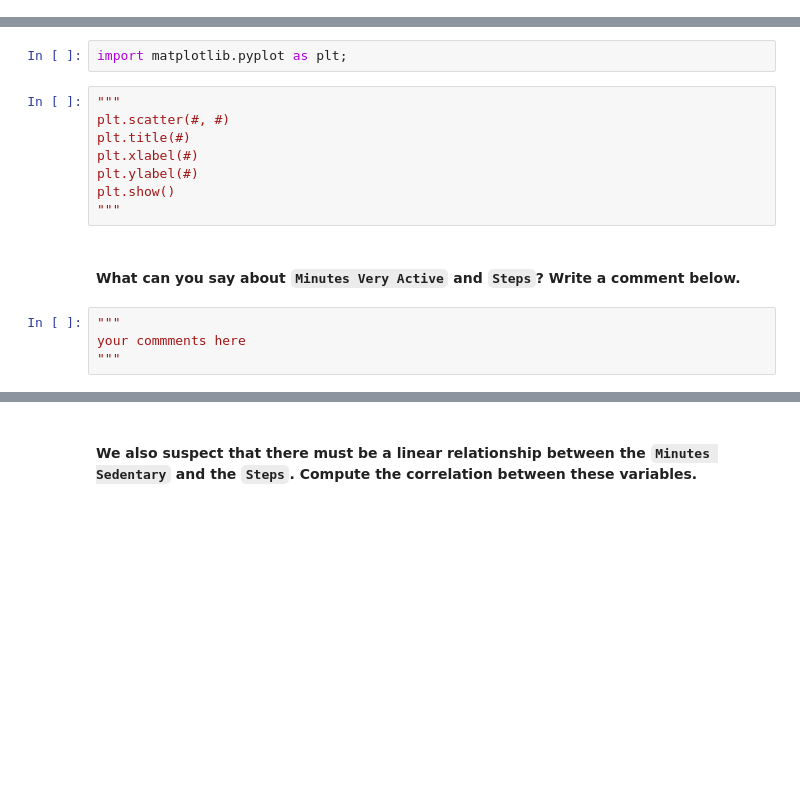
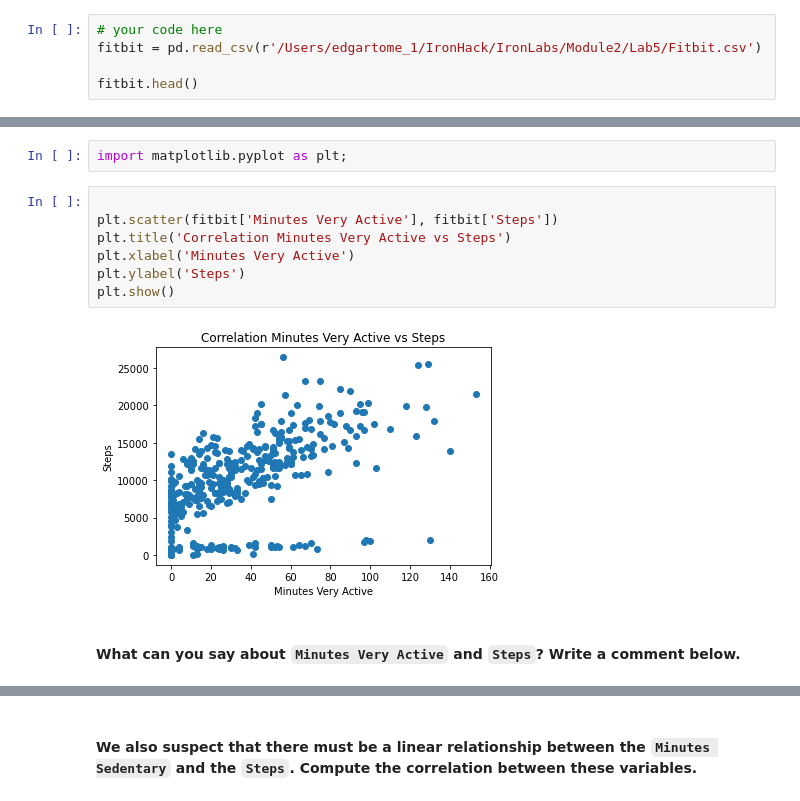
Before and after one commit to Edgart371/IronLabs, a Jupyter notebook: Module2/Lab5/pivots.ipynb, the cells around one changed output, grey strips where cells are left out. Cells and saved outputs as stored; diff of their text form; blank space fills up the shorter version.

```diff
--- a/Module2/Lab5/pivots.ipynb
+++ b/Module2/Lab5/pivots.ipynb
@@ -73,0 +180,5 @@ Save your data in a variable called `fitbit`.
+# %%
+# your code here
+fitbit = pd.read_csv(r'/Users/edgartome_1/IronHack/IronLabs/Module2/Lab5/Fitbit.csv')
+
+fitbit.head()
@@ -85,16 +235,13 @@ Save your data in a variable called `fitbit`.
 # %%
 import matplotlib.pyplot as plt;
 # %%
-"""
-plt.scatter(#, #)
-plt.title(#)
-plt.xlabel(#)
-plt.ylabel(#)
+
+plt.scatter(fitbit['Minutes Very Active'], fitbit['Steps'])
+plt.title('Correlation Minutes Very Active vs Steps')
+plt.xlabel('Minutes Very Active')
+plt.ylabel('Steps')
 plt.show()
-"""
+# %% [output]
+[figure, added]
 # %% [markdown]
 #### What can you say about `Minutes Very Active` and `Steps`? Write a comment below.
-# %%
-"""
-your commments here
-"""
```
Also changed, not shown: parts of 59 cells of this notebook, 35 other files.
